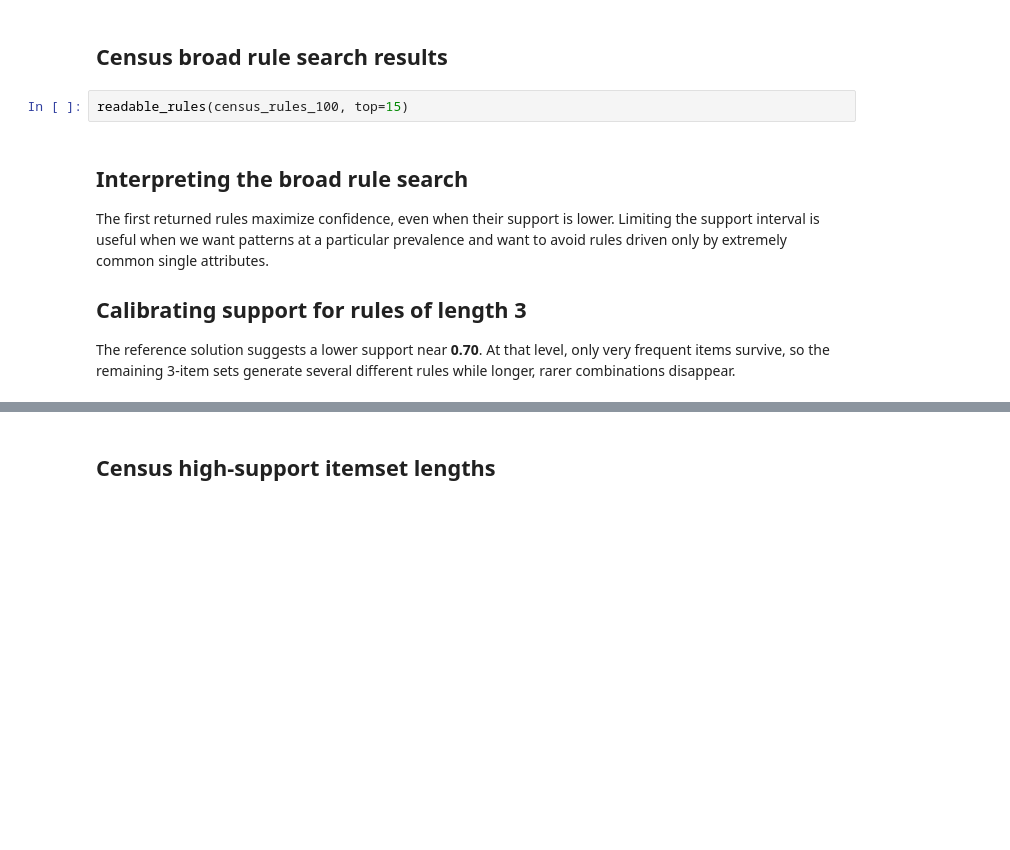
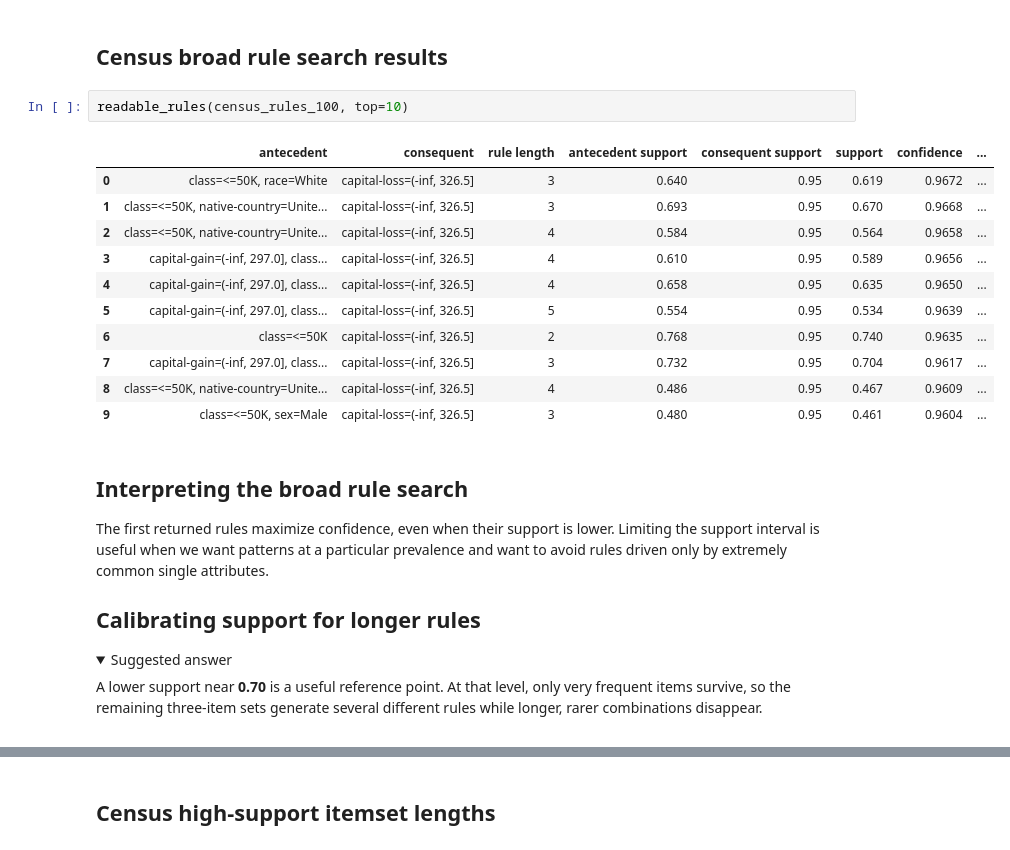
Before and after one commit to w4bo/AA2627-unibo-mldm, a Jupyter notebook: slides/lab-05-association-rules.ipynb, the cells around one changed output, grey strips where cells are left out. Cells and saved outputs as stored; diff of their text form; folded sections open; blank space fills up the shorter version.

```diff
--- a/slides/lab-05-association-rules.ipynb
+++ b/slides/lab-05-association-rules.ipynb
@@ -319,15 +437,31 @@ census_history_100
 # %% [markdown]
 ## Census broad rule search results
 # %%
-readable_rules(census_rules_100, top=15)
+readable_rules(census_rules_100, top=10)
+# %% [output]
+|  | antecedent | consequent | rule length | antecedent support | consequent support | support | confidence | ... |
+| 0 | class=<=50K, race=White | capital-loss=(-inf, 326.5] | 3 | 0.640 | 0.95 | 0.619 | 0.9672 | ... |
+| 1 | class=<=50K, native-country=Unite... | capital-loss=(-inf, 326.5] | 3 | 0.693 | 0.95 | 0.670 | 0.9668 | ... |
+| 2 | class=<=50K, native-country=Unite... | capital-loss=(-inf, 326.5] | 4 | 0.584 | 0.95 | 0.564 | 0.9658 | ... |
+| 3 | capital-gain=(-inf, 297.0], class... | capital-loss=(-inf, 326.5] | 4 | 0.610 | 0.95 | 0.589 | 0.9656 | ... |
+| 4 | capital-gain=(-inf, 297.0], class... | capital-loss=(-inf, 326.5] | 4 | 0.658 | 0.95 | 0.635 | 0.9650 | ... |
+| 5 | capital-gain=(-inf, 297.0], class... | capital-loss=(-inf, 326.5] | 5 | 0.554 | 0.95 | 0.534 | 0.9639 | ... |
+| 6 | class=<=50K | capital-loss=(-inf, 326.5] | 2 | 0.768 | 0.95 | 0.740 | 0.9635 | ... |
+| 7 | capital-gain=(-inf, 297.0], class... | capital-loss=(-inf, 326.5] | 3 | 0.732 | 0.95 | 0.704 | 0.9617 | ... |
+| 8 | class=<=50K, native-country=Unite... | capital-loss=(-inf, 326.5] | 4 | 0.486 | 0.95 | 0.467 | 0.9609 | ... |
+| 9 | class=<=50K, sex=Male | capital-loss=(-inf, 326.5] | 3 | 0.480 | 0.95 | 0.461 | 0.9604 | ... |
 # %% [markdown]
 ## Interpreting the broad rule search
 
 The first returned rules maximize confidence, even when their support is lower. Limiting the support interval is useful when we want patterns at a particular prevalence and want to avoid rules driven only by extremely common single attributes.
 
-## Calibrating support for rules of length 3
+## Calibrating support for longer rules
 
-The reference solution suggests a lower support near **0.70**. At that level, only very frequent items survive, so the remaining 3-item sets generate several different rules while longer, rarer combinations disappear.
+<details>
+<summary>Suggested answer</summary>
+
+A lower support near **0.70** is a useful reference point. At that level, only very frequent items survive, so the remaining three-item sets generate several different rules while longer, rarer combinations disappear.
+</details>
 # %%
 census_itemsets_70, census_rules_70 = mine_rules(
     census_items, min_support=0.70, metric="confidence", min_metric=0.90
```
Also changed, not shown: parts of 48 cells of this notebook, 46 other files.
